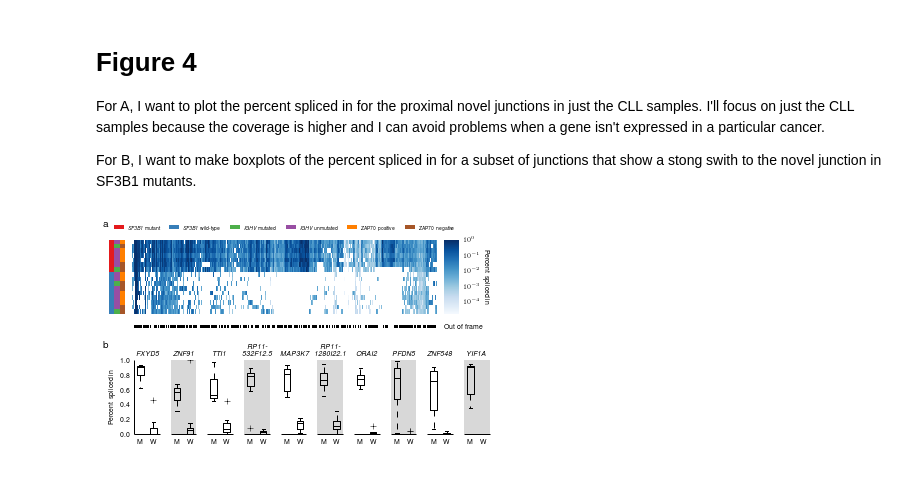
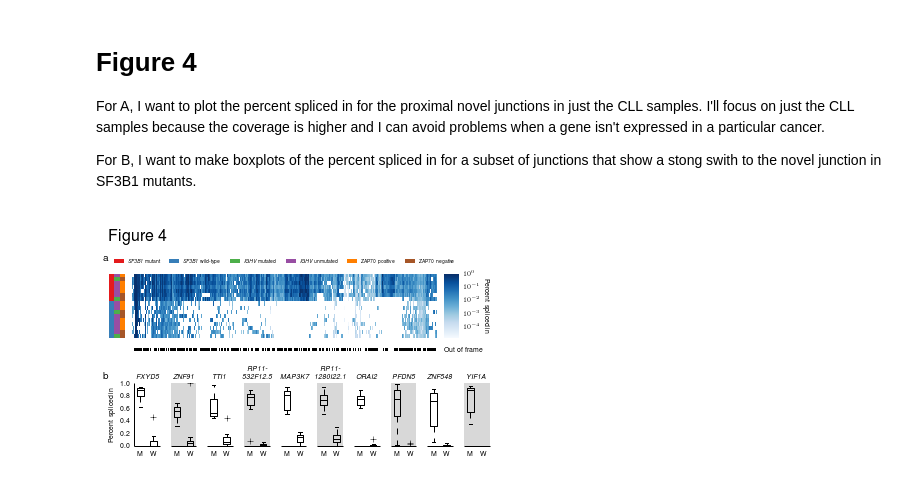
Before and after one commit to cdeboever3/deboever-sf3b1-2015, a Jupyter notebook: notebooks/figure04.ipynb, the cells around one changed output. Cells and saved outputs as stored; diff of their text form; code cells hidden in the pictures.

```diff
--- a/notebooks/figure04.ipynb
+++ b/notebooks/figure04.ipynb
@@ -125,7 +125,15 @@ psi_high = psi_high[psi_high[cll_wts].median(axis=1) < 0.2]
 psi_high = psi_high[counts.ix[psi_high.index, cll_muts].mean(axis=1) > 30]
 psi_high = psi_high[results.ix[psi_high.index, 'downstream_acceptor_dist'] % 3 != 0]
 # %%
-fig = plt.figure(figsize=(5.5, 3.25),dpi=600)
+fig = plt.figure(figsize=(5.5, 3.5), dpi=600)
+
+gs = gridspec.GridSpec(1, 1)
+ax = fig.add_subplot(gs[0, 0])
+ds.clean_axis(ax)
+ax.text(0, 0, 'Figure 4',
+        size=16, va='bottom')
+gs.tight_layout(fig, rect = [0, 0.42 * 2, 1, 1])
+
 gs = gridspec.GridSpec(3, 3,
                        width_ratios=[0.05, 1, 0.05],
                        height_ratios=[0.015, 0.37, 0.015])
@@ -180,7 +188,7 @@ t = plt.text(0, 0.5, 'Out of frame',
              ha='left', va='center')
 
 ### legend axis
-legendAX = plt.subplot(gs[0, :])
+legendAX = fig.add_subplot(gs[0, :])
 ds.clean_axis(legendAX)
 rectL = []
 labelL = []
@@ -216,7 +224,8 @@ for key in d.keys():
 lgd = legendAX.legend(rectL, labelL, loc='center', frameon=False, prop={'size':5}, ncol=6)
 for p in lgd.get_patches():
     p.set_linewidth(0)
-gs.tight_layout(fig, rect = [0, 0.5, 1, 1])
+
+gs.tight_layout(fig, rect = [0, 0.42, 1, 0.42 * 2])
 
 # B
 b_gs = gridspec.GridSpec(1, psi_high.shape[0])
@@ -240,39 +249,35 @@ for i, ind in enumerate(psi_high.index):
         g = top + bottom
     else:
         g = '\\textit{' + g + '}'
     ax.set_title(g,
                  fontsize=7,
                  style='italic',
                  multialignment='center')
     ax.spines['right'].set_visible(False)
     ax.spines['top'].set_visible(False)
     ax.spines['left'].set_visible(False)
     for l in ax.get_xticklines() + ax.get_yticklines():
         l.set_markersize(0)
     if i % 2 == 1:
         ax.set_axis_bgcolor('#D8D8D8')
 
     ax.spines['right'].set_visible(False)
     ax.spines['top'].set_visible(False)
     if i == 0:
         ax.set_ylabel('Percent spliced in')
         ax.spines['left'].set_visible(True)
-        #ax.set_yticklabels([ x.get_text().replace('$', '') for x in ax.get_yticklabels() ])
-        #print([ x.get_text() for x in ax.get_yticklabels() ])
-        #print([ x.get_text().replace('$', '') for x in ax.get_yticklabels() ])
-        #print(ax.get_yticks())
-        z = ax
         ax.yaxis.set_major_formatter(ds.string_format)
     else:
         ax.set_yticks([])
         ax.spines['left'].set_visible(False)
-b_gs.tight_layout(fig, rect = [0, 0, 1, 0.5])
 
-t = fig.text(0.005, 0.965, 'a', weight='bold',
+b_gs.tight_layout(fig, rect = [0, 0, 1, 0.42])
+
+t = fig.text(0.005, 0.81, 'a', weight='bold',
              size=ds.subfigure_label_fontsize)
-t = fig.text(0.005, 0.45, 'b', weight='bold',
+t = fig.text(0.005, 0.34, 'b', weight='bold',
              size=ds.subfigure_label_fontsize)
 
 fig.savefig(os.path.join(outdir, 'figure04.pdf'), dpi=600)
 # %% [output]
-[figure, old version]
+[figure, new version]
```
